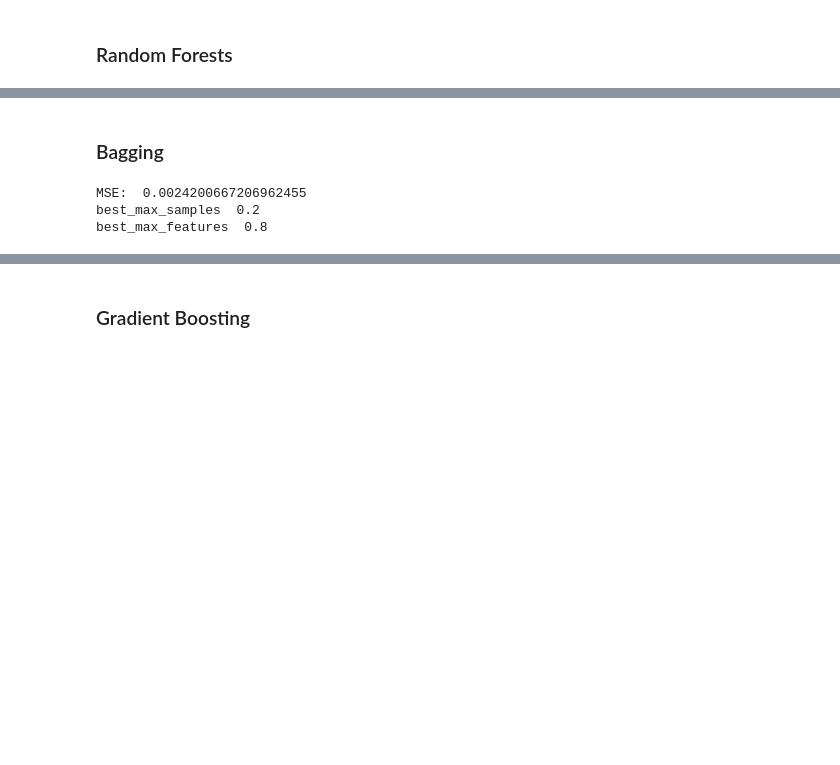
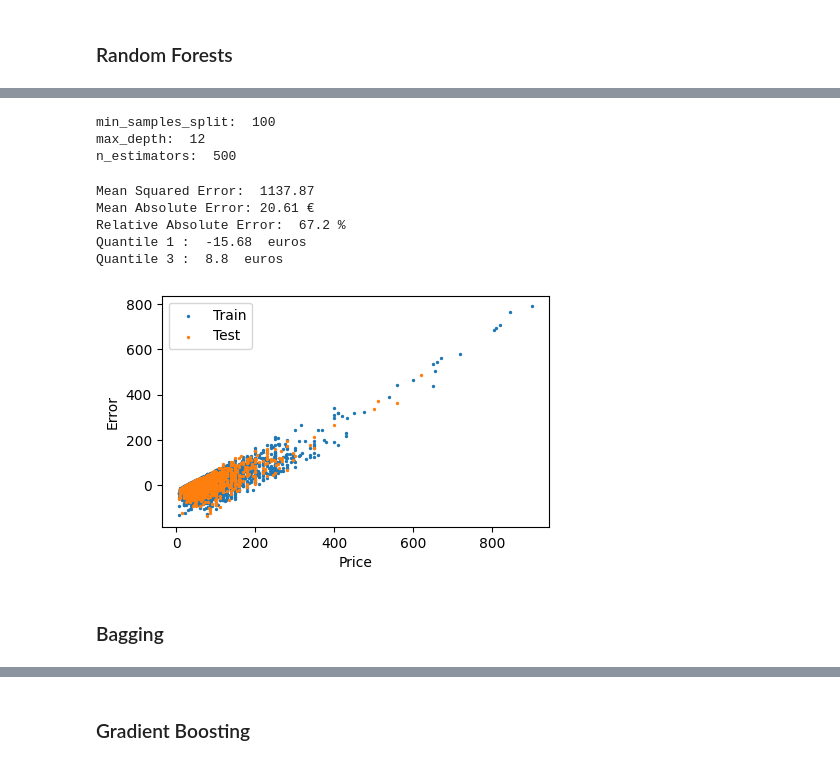
Before and after one commit to AlbanemchtCs/ml-project, a Jupyter notebook: models/trees&boosting.ipynb, the cells around one changed output, grey strips where cells are left out. Cells and saved outputs as stored; diff of their text form; code cells hidden in the pictures; blank space fills up the shorter version.

```diff
--- a/models/trees&boosting.ipynb
+++ b/models/trees&boosting.ipynb
@@ -172,20 +196,46 @@ KeyboardInterrupt:
+# %%
+from sklearn.ensemble import RandomForestRegressor
+
+pgrid = {
+    "max_depth": range(4, 15, 2),
+    "n_estimators": range(500, 900, 100),
+    "min_samples_split": range(50, 500, 50)
+}
+best_random_forest_params = {}
+mse = 100000000
+
+for params in tqdm(ParameterGrid(pgrid)):
+    dt = RandomForestRegressor(
+        n_estimators=params["n_estimators"],
+        min_samples_split=100,
+        max_depth=params["max_depth"]
+    )
+    dt.fit(X_train, y_train)
+    y_pred = dt.predict(X_val)
+    if mean_squared_error(y_val, y_pred) < mse:
+        best_random_forest_params = dt.get_params()
+        mse = mean_squared_error(y_val, y_pred)
+
+print("min_samples_split: ", best_random_forest_params["min_samples_split"])
+print("max_depth: ", best_random_forest_params["max_depth"])
+print("n_estimators: ", best_random_forest_params["n_estimators"])
+# %% [output]
+min_samples_split:  100
+max_depth:  12
+n_estimators:  500
+# %%
+rforest = RandomForestRegressor(
+    n_estimators=500,
+    min_samples_split=100,
+    max_depth=12
+)
+plot_metrics(rforest, X_train_tot, y_train_tot, X_test, y_test)
+# %% [output]
+Mean Squared Error:  1137.87
+Mean Absolute Error: 20.61 €
+Relative Absolute Error:  67.2 %
+Quantile 1 :  -15.68  euros
+Quantile 3 :  8.8  euros
+[figure, added]
 # %% [markdown]
 ### Bagging
-# %%
-from sklearn.ensemble import BaggingRegressor
-
-pgrid = {
-    "max_samples": [0.2, 0.4, 0.6, 0.8],
-    "max_features": [0.2, 0.4, 0.6, 0.8]}
-grid_search = GridSearchCV(BaggingRegressor(tree.DecisionTreeRegressor()), param_grid=pgrid, cv=5)
-grid_search.fit(X_train, y_train)
-y_pred=grid_search.best_estimator_.predict(X_test)
-best_max_samples=grid_search.best_estimator_.max_samples
-best_max_features=grid_search.best_estimator_.max_features
-print("MSE Bagging with Cross Validation: ", mean_squared_error(y_test, y_pred))
-print("best_max_samples ", best_max_samples)
-print("best_max_features ", best_max_features)
-# %% [output]
-MSE:  0.0024200667206962455
-best_max_samples  0.2
-best_max_features  0.8
```
Also changed, not shown: parts of 30 cells of this notebook, 3 other files.
